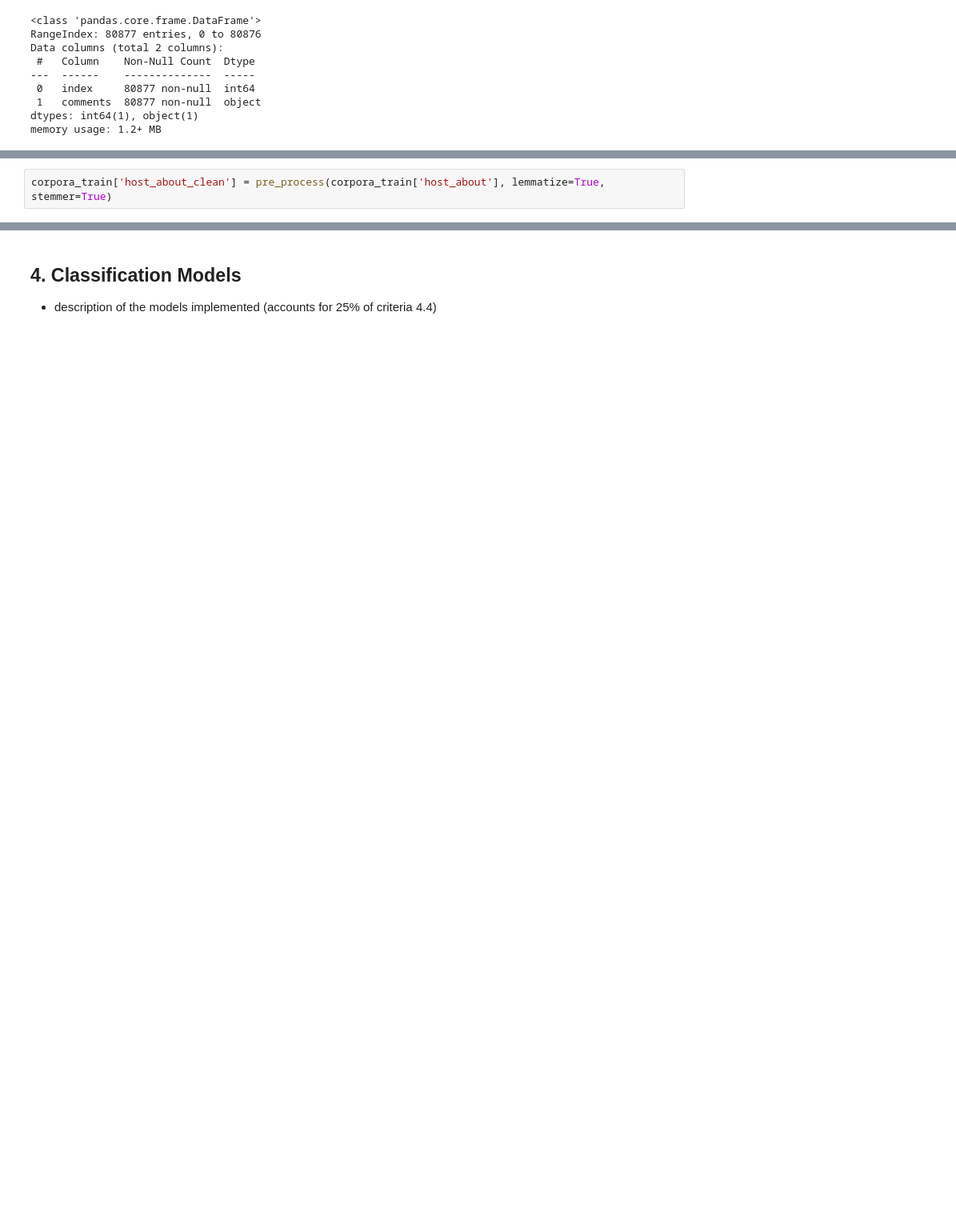
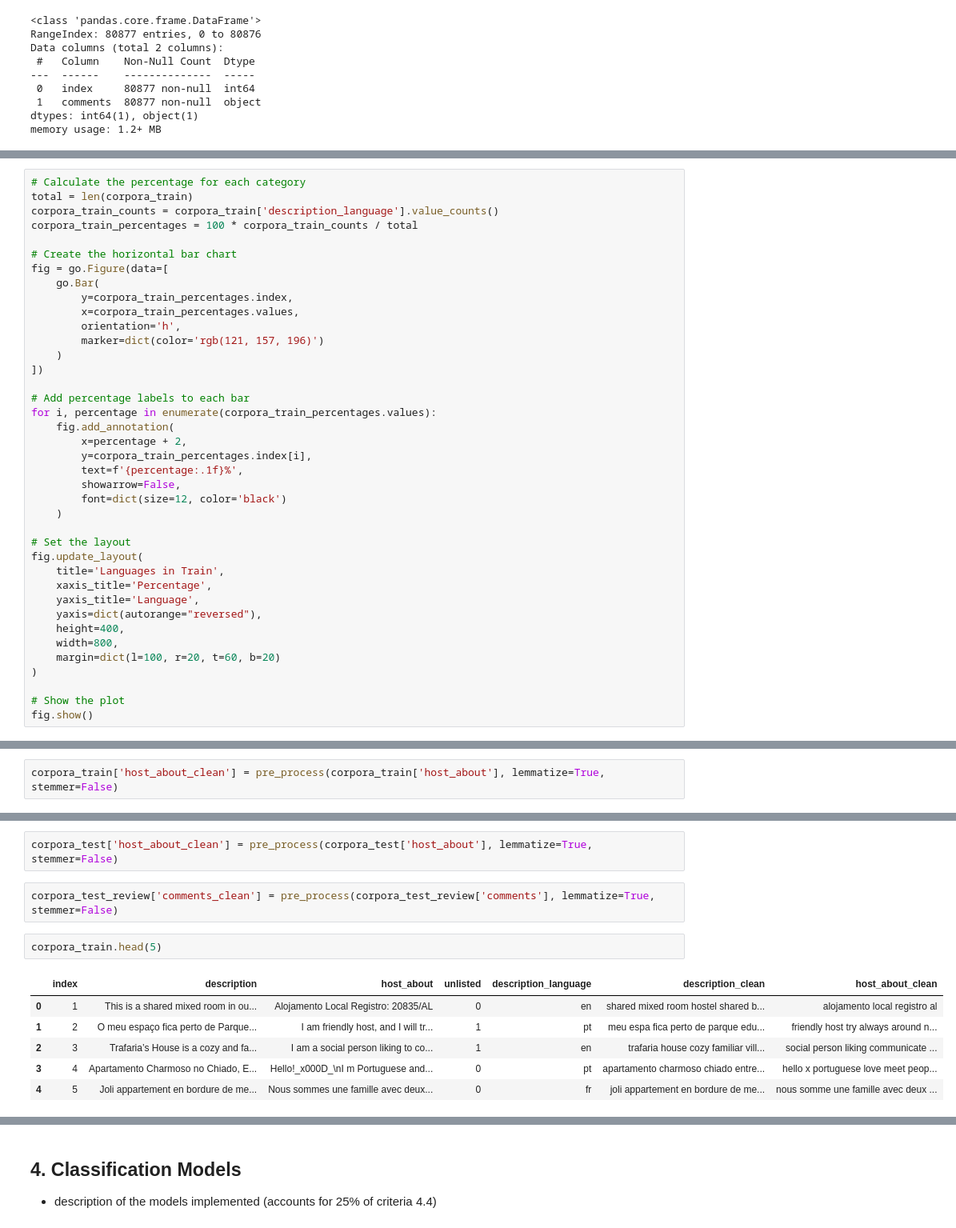
Before and after one commit to joaomalho/Text-Mining, a Jupyter notebook: Project_Text_Mining.ipynb, the cells around one changed output, grey strips where cells are left out. Shown: that part at 80% size. Cells and saved outputs as stored; diff of their text form; blank space fills up the shorter version.

```diff
--- a/Project_Text_Mining.ipynb
+++ b/Project_Text_Mining.ipynb
@@ -295,2 +149,0 @@ corpora_train['description_clean'] = pre_process(corpora_train['description'], l
-# %%
-corpora_train['host_about_clean'] = pre_process(corpora_train['host_about'], lemmatize=True, stemmer=True)
@@ -308,0 +225,39 @@ criteria 4.3)
+# %%
+# Calculate the percentage for each category
+total = len(corpora_train)
+corpora_train_counts = corpora_train['description_language'].value_counts()
+corpora_train_percentages = 100 * corpora_train_counts / total
+
+# Create the horizontal bar chart
+fig = go.Figure(data=[
+    go.Bar(
+        y=corpora_train_percentages.index,
+        x=corpora_train_percentages.values,
+        orientation='h',
+        marker=dict(color='rgb(121, 157, 196)')
+    )
+])
+
+# Add percentage labels to each bar
+for i, percentage in enumerate(corpora_train_percentages.values):
+    fig.add_annotation(
+        x=percentage + 2,
+        y=corpora_train_percentages.index[i],
+        text=f'{percentage:.1f}%',
+        showarrow=False,
+        font=dict(size=12, color='black')
+    )
+
+# Set the layout
+fig.update_layout(
+    title='Languages in Train',
+    xaxis_title='Percentage',
+    yaxis_title='Language',
+    yaxis=dict(autorange="reversed"),
+    height=400,
+    width=800,
+    margin=dict(l=100, r=20, t=60, b=20)
+)
+
+# Show the plot
+fig.show()
@@ -308,0 +364,2 @@ criteria 4.3)
+# %%
+corpora_train['host_about_clean'] = pre_process(corpora_train['host_about'], lemmatize=True, stemmer=False)
@@ -308,0 +368,13 @@ criteria 4.3)
+# %%
+corpora_test['host_about_clean'] = pre_process(corpora_test['host_about'], lemmatize=True, stemmer=False)
+# %%
+corpora_test_review['comments_clean'] = pre_process(corpora_test_review['comments'], lemmatize=True, stemmer=False)
+# %%
+corpora_train.head(5)
+# %% [output]
+|  | index | description | host_about | unlisted | description_language | description_clean | host_about_clean |
+| 0 | 1 | This is a shared mixed room in ou... | Alojamento Local Registro: 20835/AL | 0 | en | shared mixed room hostel shared b... | alojamento local registro al |
+| 1 | 2 | O meu espaço fica perto de Parque... | I am friendly host, and I will tr... | 1 | pt | meu espa fica perto de parque edu... | friendly host try always around n... |
+| 2 | 3 | Trafaria’s House is a cozy and fa... | I am a social person liking to co... | 1 | en | trafaria house cozy familiar vill... | social person liking communicate ... |
+| 3 | 4 | Apartamento Charmoso no Chiado, E... | Hello!_x000D_\nI m Portuguese and... | 0 | pt | apartamento charmoso chiado entre... | hello x portuguese love meet peop... |
+| 4 | 5 | Joli appartement en bordure de me... | Nous sommes une famille avec deux... | 0 | fr | joli appartement en bordure de me... | nous somme une famille avec deux ... |
```
Also changed, not shown: parts of 34 cells of this notebook.
